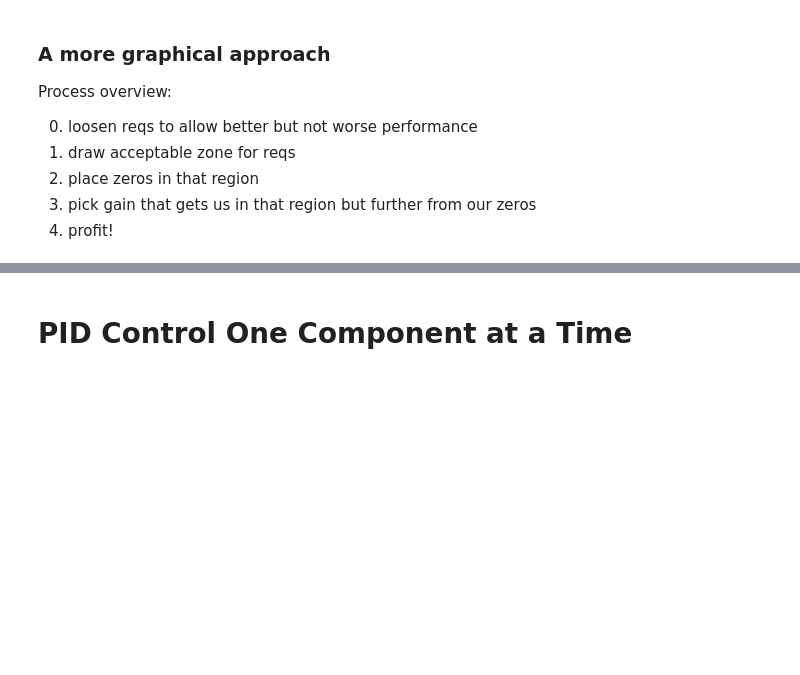
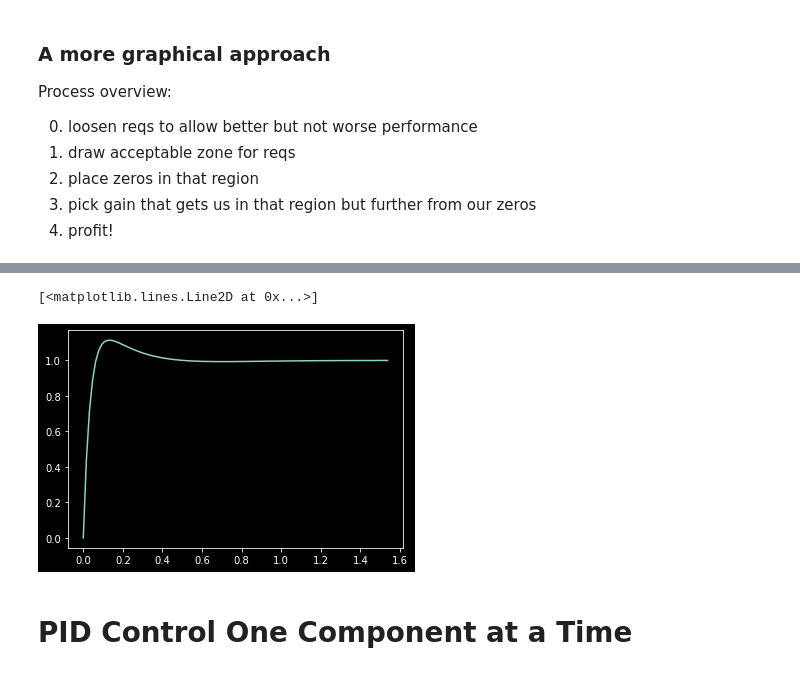
Before and after one commit to christakahashi/ECE447, a Jupyter notebook: lectures/root-locus-design.ipynb, the cells around one changed output, grey strips where cells are left out. Cells and saved outputs as stored; diff of their text form; code cells hidden in the pictures; blank space fills up the shorter version.

```diff
--- a/lectures/root-locus-design.ipynb
+++ b/lectures/root-locus-design.ipynb
@@ -295,3 +296,10 @@ $$21.080829775780796$$
+# %%
+fbsys = feedback(series(tf(k[150],1),sys))
+t,f=step_response(fbsys)
+plt.plot(t,f)
+# %% [output]
+[<matplotlib.lines.Line2D at 0x...>]
+[figure, added]
 # %% [markdown]
 # PID Control One Component at a Time
 # %%
```
Also changed, not shown: parts of 1 cell of this notebook.
